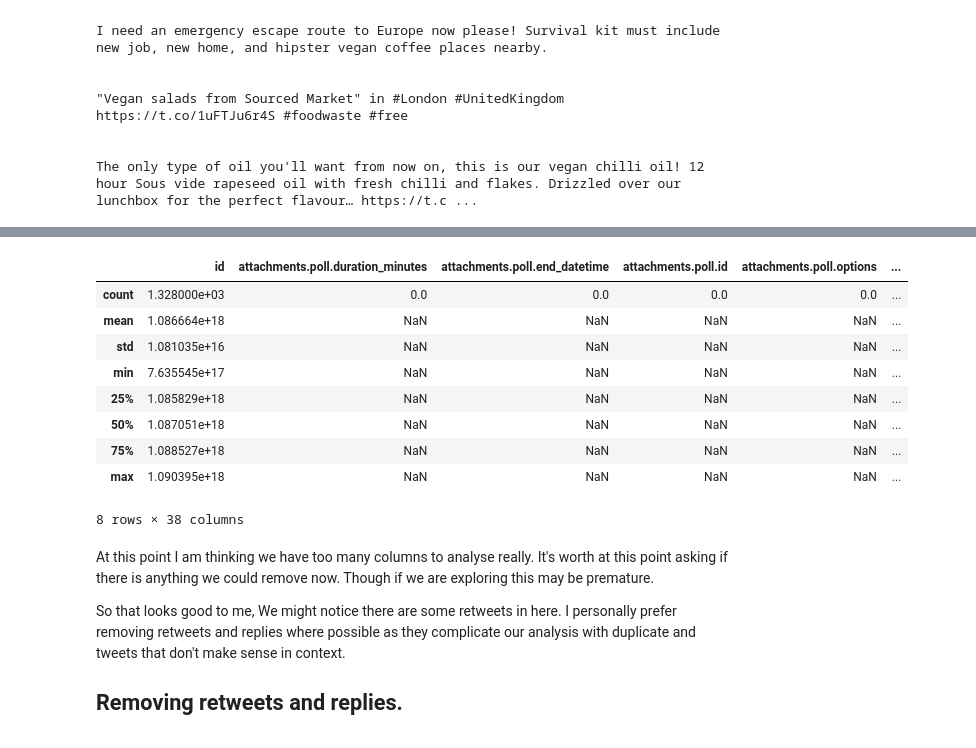
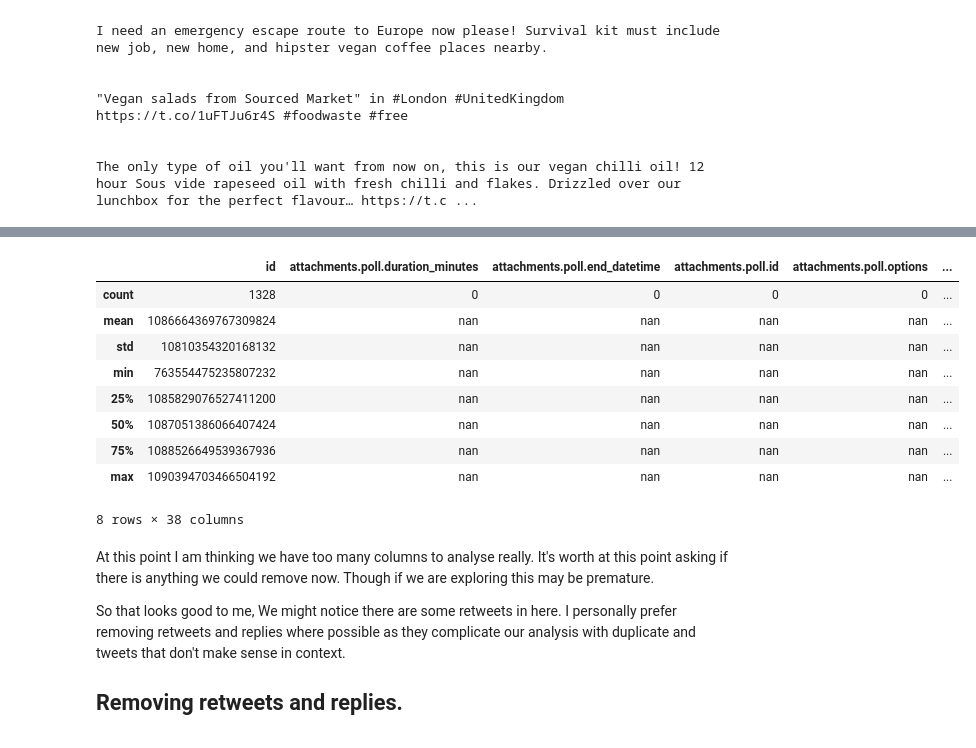
Before and after one commit to UKDataServiceOpen/working-with-twitter-data, a Jupyter notebook: TidyingDemo.ipynb, the cells around one changed output, grey strips where cells are left out. Cells and saved outputs as stored; diff of their text form; code cells hidden in the pictures.

```diff
--- a/TidyingDemo.ipynb
+++ b/TidyingDemo.ipynb
@@ -79,17 +82,19 @@ dtypes: bool(3), float64(26), int64(12), object(53)
 memory usage: 948.1+ KB
 # %%
 # and decribe() for statistical info.
-data.describe()
+# data.describe()
+# Or to supress scientific notation
+data.describe().apply(lambda s: s.apply('{0:.0f}'.format))
 # %% [output]
 |  | id | attachments.poll.duration_minutes | attachments.poll.end_datetime | attachments.poll.id | attachments.poll.options | ... |
-| count | 1.328000e+03 | 0.0 | 0.0 | 0.0 | 0.0 | ... |
-| mean | 1.086664e+18 | NaN | NaN | NaN | NaN | ... |
-| std | 1.081035e+16 | NaN | NaN | NaN | NaN | ... |
-| min | 7.635545e+17 | NaN | NaN | NaN | NaN | ... |
-| 25% | 1.085829e+18 | NaN | NaN | NaN | NaN | ... |
-| 50% | 1.087051e+18 | NaN | NaN | NaN | NaN | ... |
-| 75% | 1.088527e+18 | NaN | NaN | NaN | NaN | ... |
-| max | 1.090395e+18 | NaN | NaN | NaN | NaN | ... |
+| count | 1328 | 0 | 0 | 0 | 0 | ... |
+| mean | 1086664369767309824 | nan | nan | nan | nan | ... |
+| std | 10810354320168132 | nan | nan | nan | nan | ... |
+| min | 763554475235807232 | nan | nan | nan | nan | ... |
+| 25% | 1085829076527411200 | nan | nan | nan | nan | ... |
+| 50% | 1087051386066407424 | nan | nan | nan | nan | ... |
+| 75% | 1088526649539367936 | nan | nan | nan | nan | ... |
+| max | 1090394703466504192 | nan | nan | nan | nan | ... |
 8 rows × 38 columns
 # %% [markdown]
 At this point I am thinking we have too many columns to analyse really. It's worth at this point asking if there is anything we could remove now. Though if we are exploring this may be premature.
```
Also changed, not shown: parts of 17 cells of this notebook.
